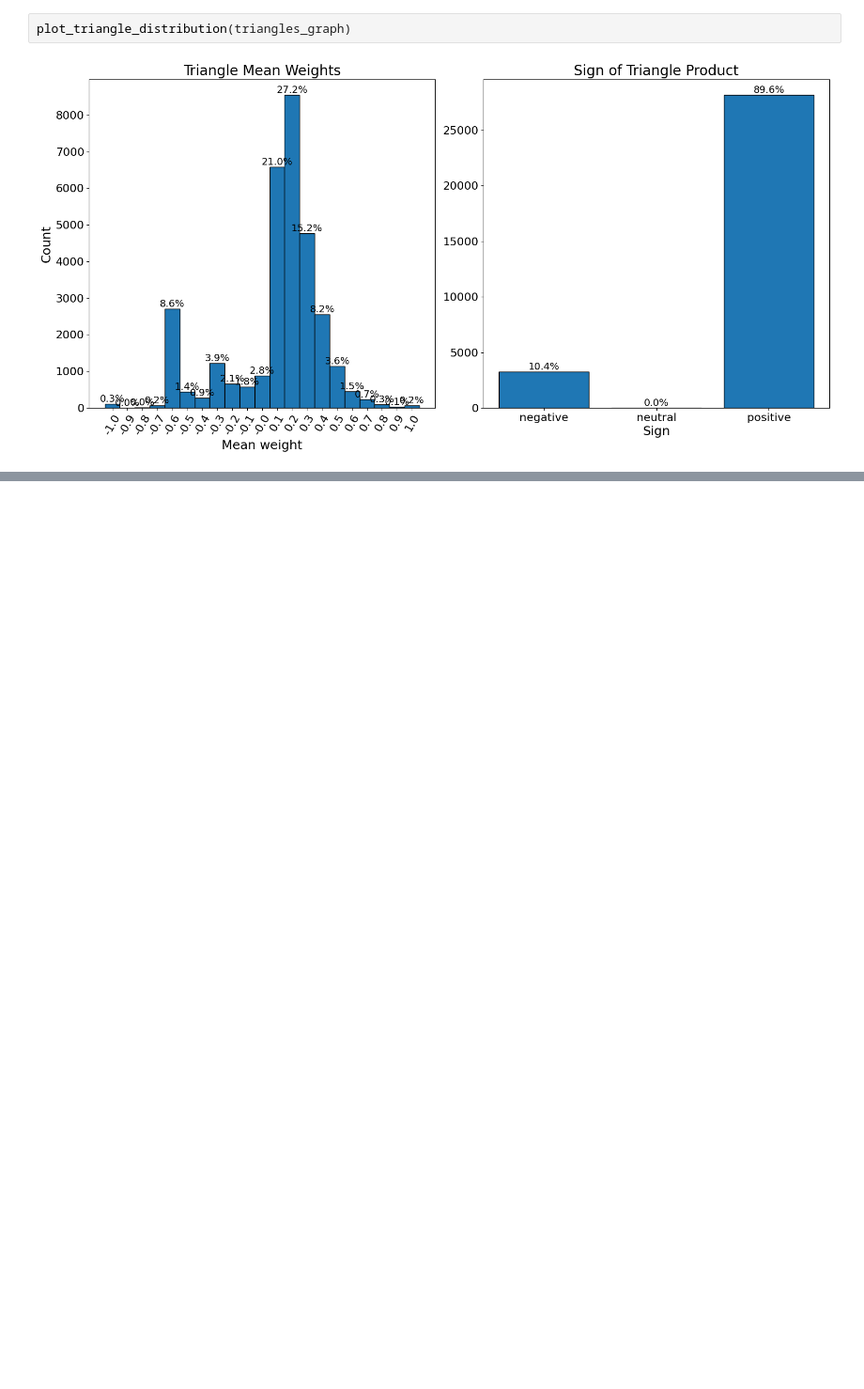
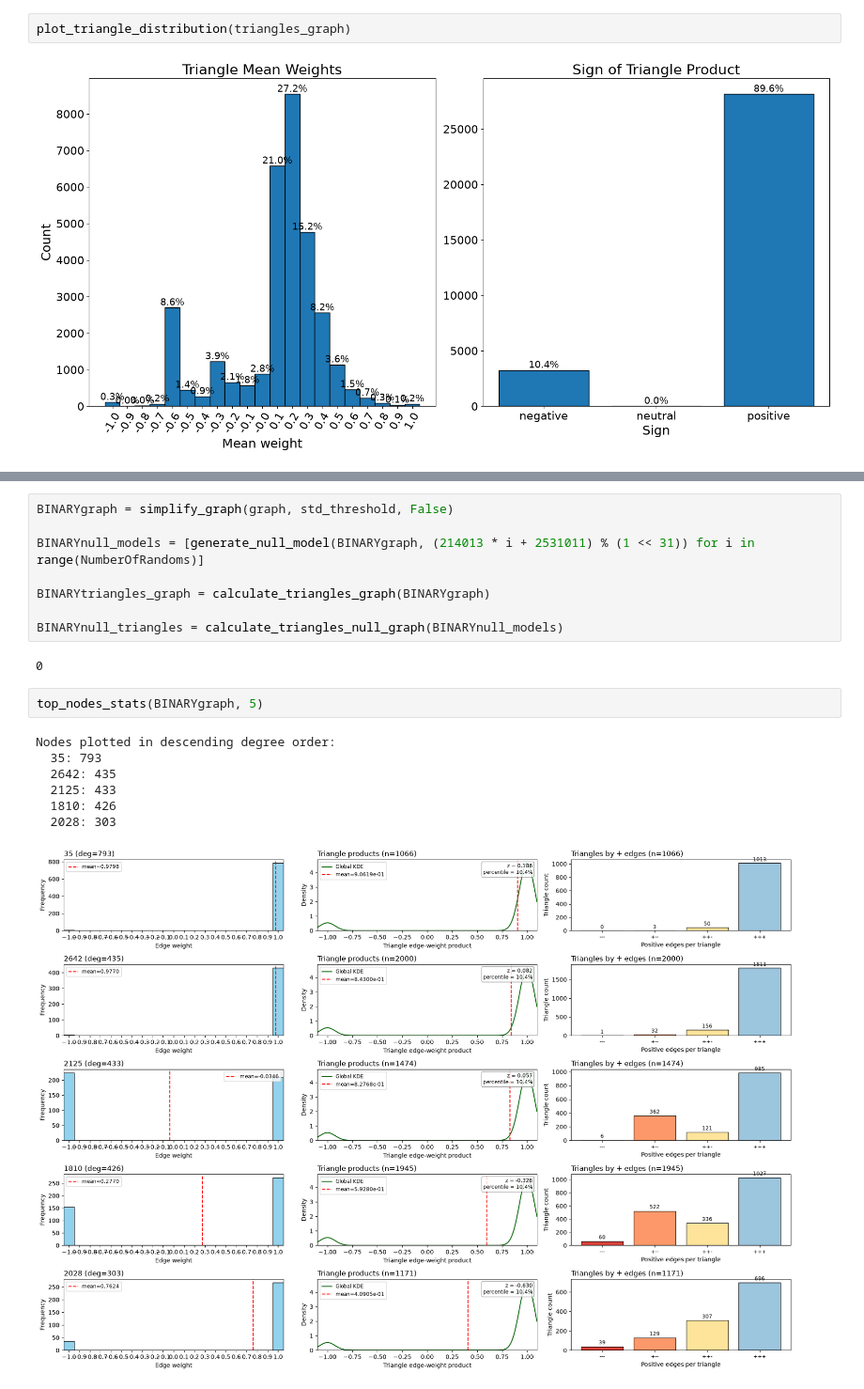
Before and after one commit to gsscala/financial-graph, a Jupyter notebook: ind_graphs.ipynb, the cells around one changed output, grey strips where cells are left out. Shown at 94% size. Saved outputs shown, nothing was run; the diff lists cells and outputs as text; blank space fills up the shorter version.

```diff
--- a/ind_graphs.ipynb
+++ b/ind_graphs.ipynb
@@ -564,0 +153,20 @@ plt.show()
+# %%
+BINARYgraph = simplify_graph(graph, std_threshold, False)
+
+BINARYnull_models = [generate_null_model(BINARYgraph, (214013 * i + 2531011) % (1 << 31)) for i in range(NumberOfRandoms)]
+
+BINARYtriangles_graph = calculate_triangles_graph(BINARYgraph)
+
+BINARYnull_triangles = calculate_triangles_null_graph(BINARYnull_models)
+# %% [output]
+0
+# %%
+top_nodes_stats(BINARYgraph, 5)
+# %% [output]
+Nodes plotted in descending degree order:
+  35: 793
+  2642: 435
+  2125: 433
+  1810: 426
+  2028: 303
+[figure, added]
```
Also changed, not shown: parts of 26 cells of this notebook, 7 other files.
